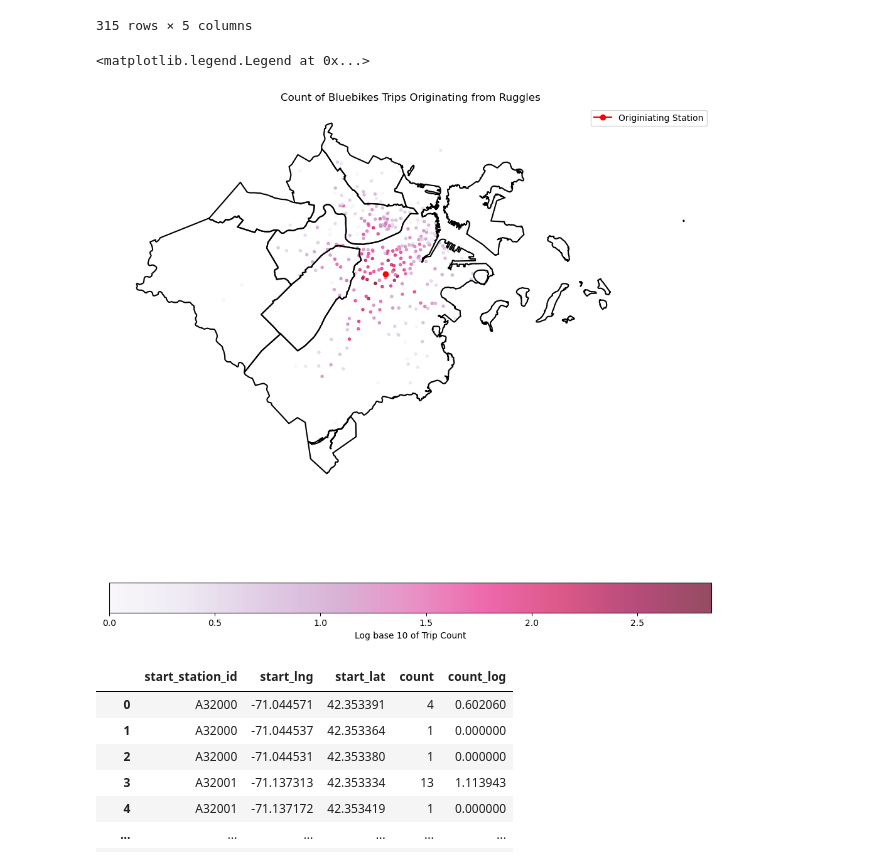
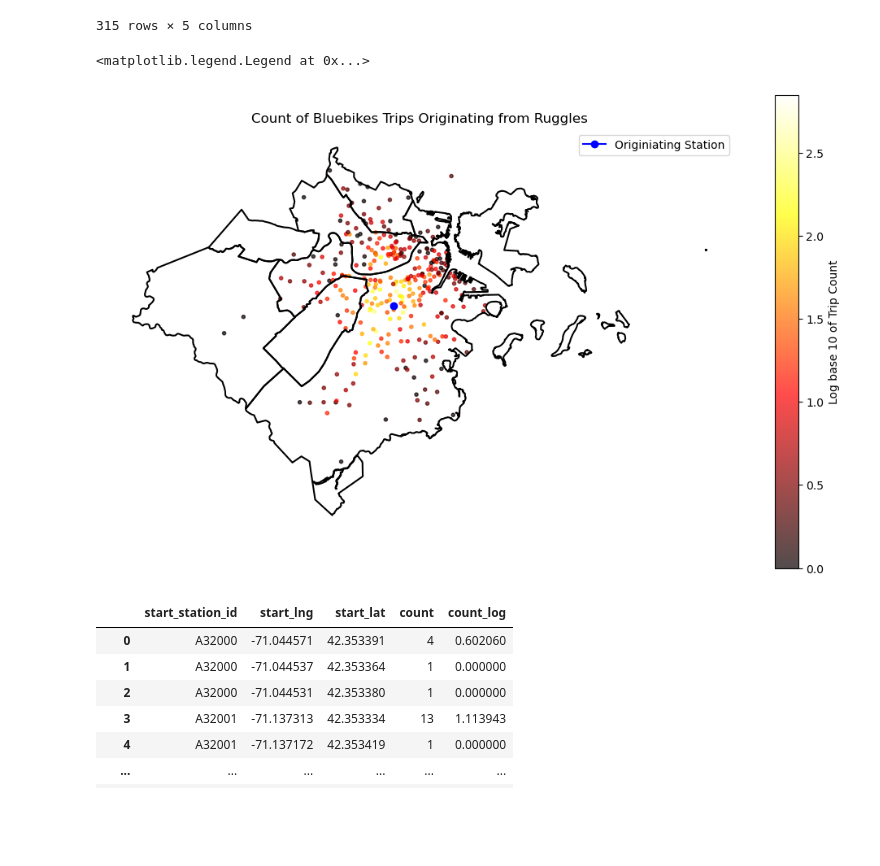
Before and after one commit to KenneDW/DS4200-Bike-Project, a Jupyter notebook: viz_experiments.ipynb, the cells around one changed output. Cells and saved outputs as stored; diff of their text form; code cells hidden in the pictures; blank space fills up the shorter version.

```diff
--- a/viz_experiments.ipynb
+++ b/viz_experiments.ipynb
@@ -117,17 +117,17 @@ trips1
 # %%
 
 fig, ax = plt.subplots(figsize = (10, 10))
 map.boundary.plot(ax = ax, facecolor = "none", color = "black")
-s1 = ax.scatter(trips1["end_lng"], trips1["end_lat"], marker = ".", alpha = 0.7, c = trips1["count_log"], cmap = "PuRd")
-ax.plot(start["Long"], start["Lat"], marker = "o", color = "red", label = "Originiating Station")
-plt.colorbar(s1, ax = ax, orientation = "horizontal", label = "Log base 10 of Trip Count")
+s1 = ax.scatter(trips1["end_lng"], trips1["end_lat"], marker = ".", alpha = 0.7, c = trips1["count_log"], cmap = "hot")
+ax.plot(start["Long"], start["Lat"], marker = "o", color = "blue", label = "Originiating Station")
+plt.colorbar(s1, ax = ax, label = "Log base 10 of Trip Count", shrink = 0.6)
 plt.axis("off")
 plt.title("Count of Bluebikes Trips Originating from Ruggles")
 plt.tight_layout()
 plt.legend()
 # %% [output]
 <matplotlib.legend.Legend at 0x...>
-[figure, old version]
+[figure, new version]
 # %%
 trips2 = data[data["end_station_name"] == "Ruggles T Stop - Columbus Ave at Melnea Cass Blvd"]
 trips2 = trips2.groupby(["start_station_id", "start_lng", "start_lat"]).size().reset_index(name="count")
```
Also changed, not shown: parts of 2 cells of this notebook, 8 other files.
